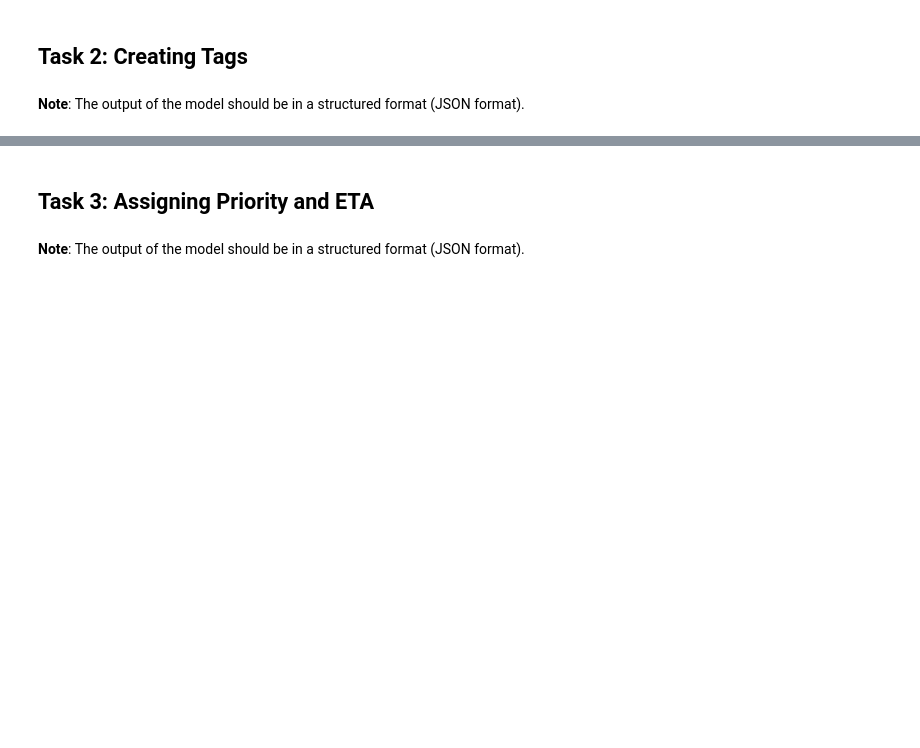
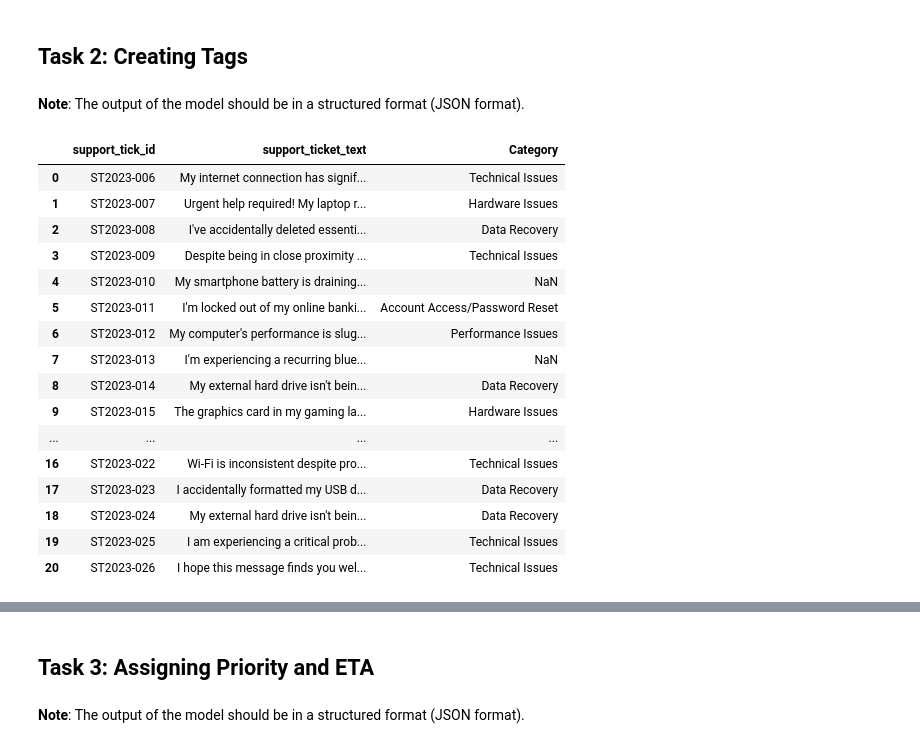
Before and after one commit to sapan-s2/AI_Austin_course, a Jupyter notebook: NLP/project/NLP_Project_Low_Code.ipynb, the cells around one changed output, grey strips where cells are left out. Cells and saved outputs as stored; diff of their text form; code cells hidden in the pictures; blank space fills up the shorter version.

```diff
--- a/NLP/project/NLP_Project_Low_Code.ipynb
+++ b/NLP/project/NLP_Project_Low_Code.ipynb
@@ -107,0 +150,6 @@ model_path = hf_hub_download(
+# %%
+
+model_path = hf_hub_download(
+    repo_id=model_name_or_path,
+    filename=model_basename
+)
@@ -232,5 +473,25 @@ prompt_2 = """
 # %% [markdown]
 **Note**: The output of the model should be in a structured format (JSON format).
+# %%
+final_data_1
+# %% [output]
+|  | support_tick_id | support_ticket_text | Category |
+| 0 | ST2023-006 | My internet connection has signif... | Technical Issues |
+| 1 | ST2023-007 | Urgent help required! My laptop r... | Hardware Issues |
+| 2 | ST2023-008 | I've accidentally deleted essenti... | Data Recovery |
+| 3 | ST2023-009 | Despite being in close proximity ... | Technical Issues |
+| 4 | ST2023-010 | My smartphone battery is draining... | NaN |
+| 5 | ST2023-011 | I'm locked out of my online banki... | Account Access/Password Reset |
+| 6 | ST2023-012 | My computer's performance is slug... | Performance Issues |
+| 7 | ST2023-013 | I'm experiencing a recurring blue... | NaN |
+| 8 | ST2023-014 | My external hard drive isn't bein... | Data Recovery |
+| 9 | ST2023-015 | The graphics card in my gaming la... | Hardware Issues |
+| ... | ... | ... | ... |
+| 16 | ST2023-022 | Wi-Fi is inconsistent despite pro... | Technical Issues |
+| 17 | ST2023-023 | I accidentally formatted my USB d... | Data Recovery |
+| 18 | ST2023-024 | My external hard drive isn't bein... | Data Recovery |
+| 19 | ST2023-025 | I am experiencing a critical prob... | Technical Issues |
+| 20 | ST2023-026 | I hope this message finds you wel... | Technical Issues |
 # %%
 start = time.time()
 data_2["model_response"]=final_data_1[['support_ticket_text','Category']].apply(lambda x: response_2(prompt_2, x[0],x[1]),axis =1)
```
Also changed, not shown: parts of 70 cells of this notebook.
